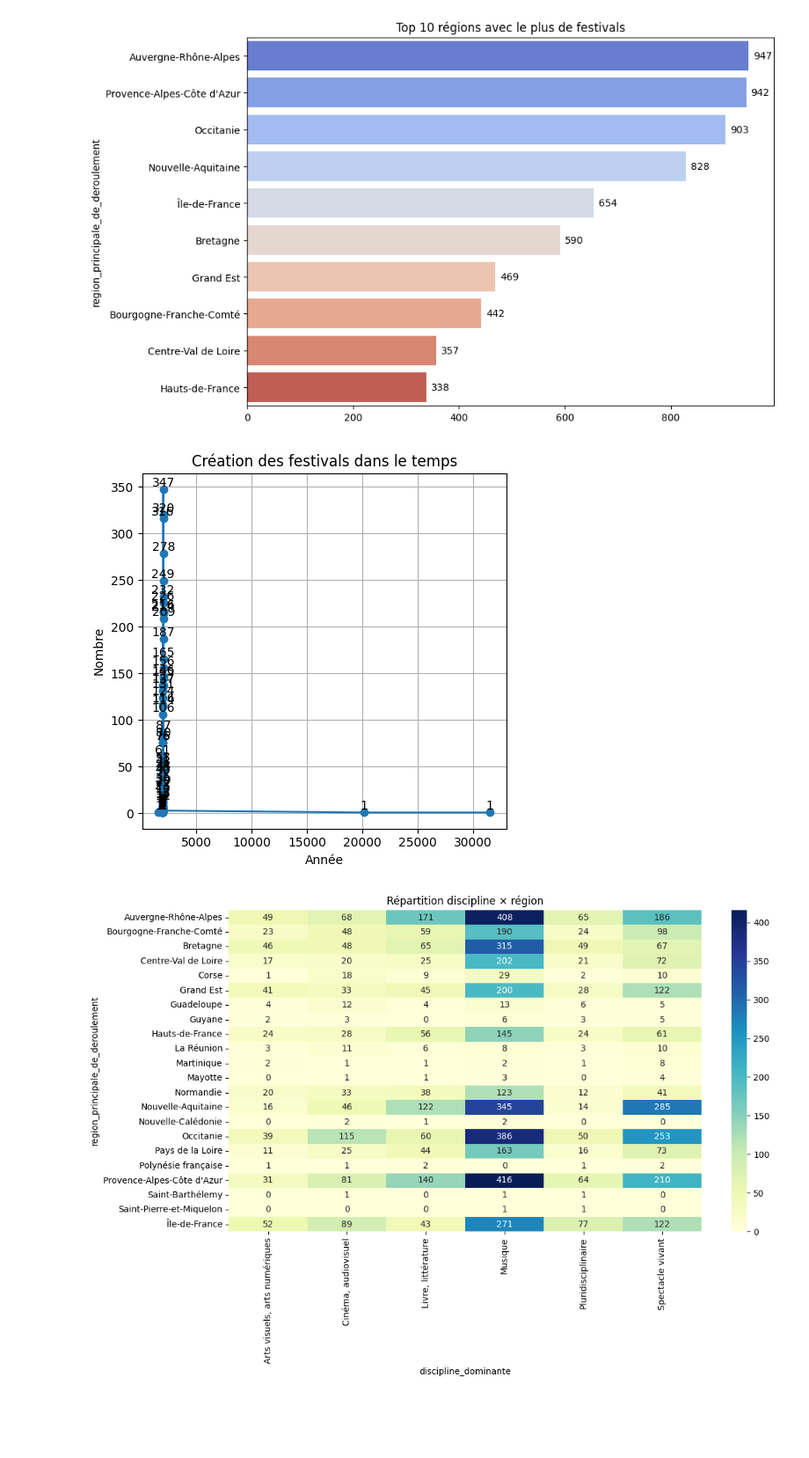
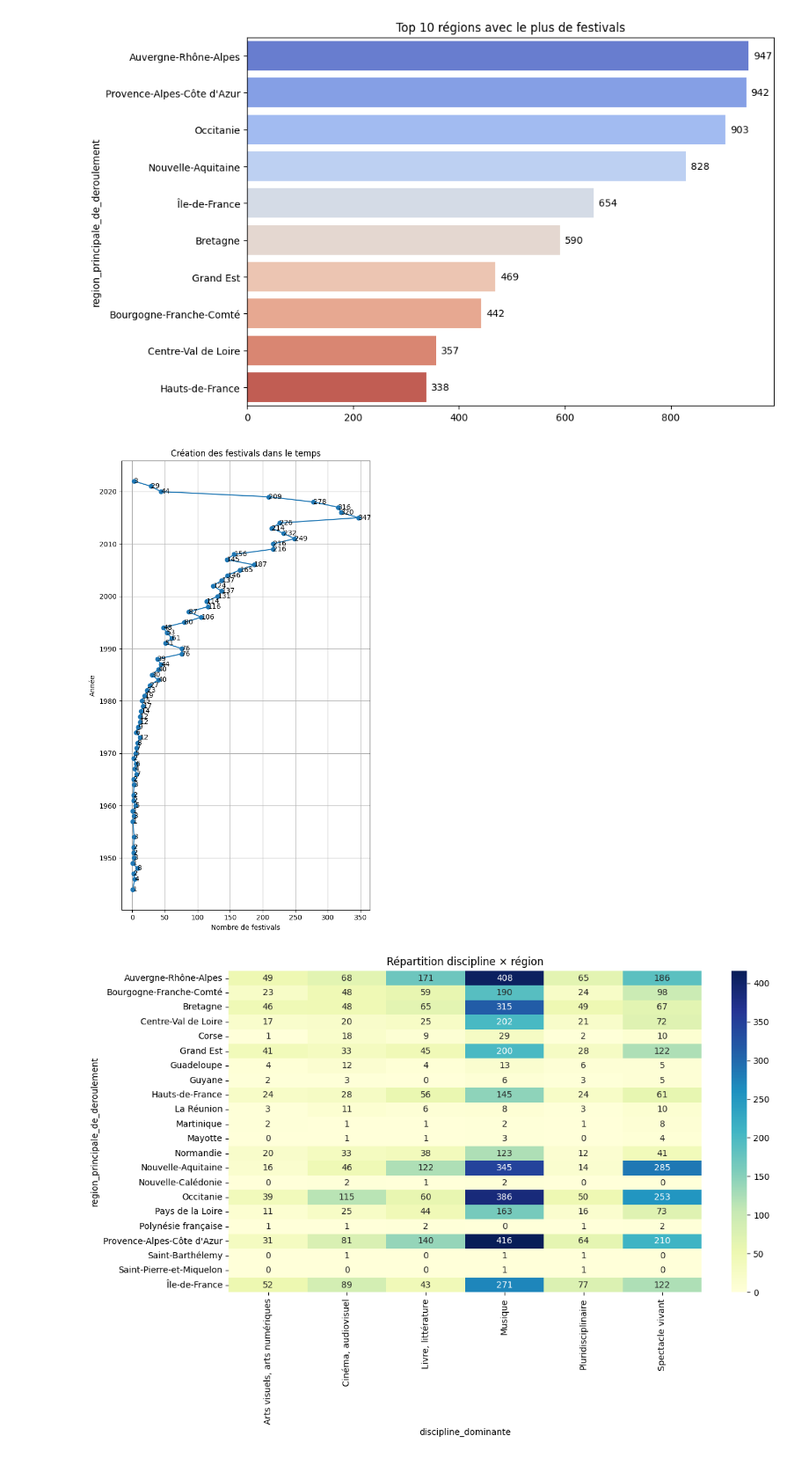
Before and after one commit to EliseELC/Portfolio-Data-Analyse, a Jupyter notebook: analyse_festival.ipynb, the cells around one changed output. Shown at 88% size. Saved outputs shown, nothing was run; the diff lists cells and outputs as text; code cells hidden in the pictures; blank space fills up the shorter version.

```diff
--- a/analyse_festival.ipynb
+++ b/analyse_festival.ipynb
@@ -111,26 +111,31 @@ Passing `palette` without assigning `hue` is deprecated and will be removed in v
 # %%
 df['annee_de_creation_du_festival'] = pd.to_numeric(
     df['annee_de_creation_du_festival'], errors='coerce'
 )
 
-df_year = df.dropna(subset=['annee_de_creation_du_festival'])
+# Filtrer entre 1940 et 2024
+df_year = df[
+    (df['annee_de_creation_du_festival'] >= 1940) &
+    (df['annee_de_creation_du_festival'] <= 2024)
+]
 
 counts = df_year['annee_de_creation_du_festival'].value_counts().sort_index()
 
-plt.figure(figsize=(5,5))
-plt.plot(counts.index, counts.values, marker='o')
+plt.figure(figsize=(6,10))
+plt.plot(counts.values, counts.index, marker='o')
 
-for x, y in zip(counts.index, counts.values):
-    plt.text(x, y, str(int(y)), ha='center', va='bottom')
+# Data labels
+for x, y in zip(counts.values, counts.index):
+    plt.text(x, y, str(int(x)), va='center', ha='left')
 
 plt.title("Création des festivals dans le temps")
-plt.xlabel("Année")
-plt.ylabel("Nombre")
+plt.xlabel("Nombre de festivals")
+plt.ylabel("Année")
 plt.grid(True)
 plt.tight_layout()
 plt.show()
 # %% [output]
-[figure, old version]
+[figure, new version]
 # %%
 pivot = pd.crosstab(
     df['region_principale_de_deroulement'],
```
Also changed, not shown: parts of 3 cells of this notebook.
